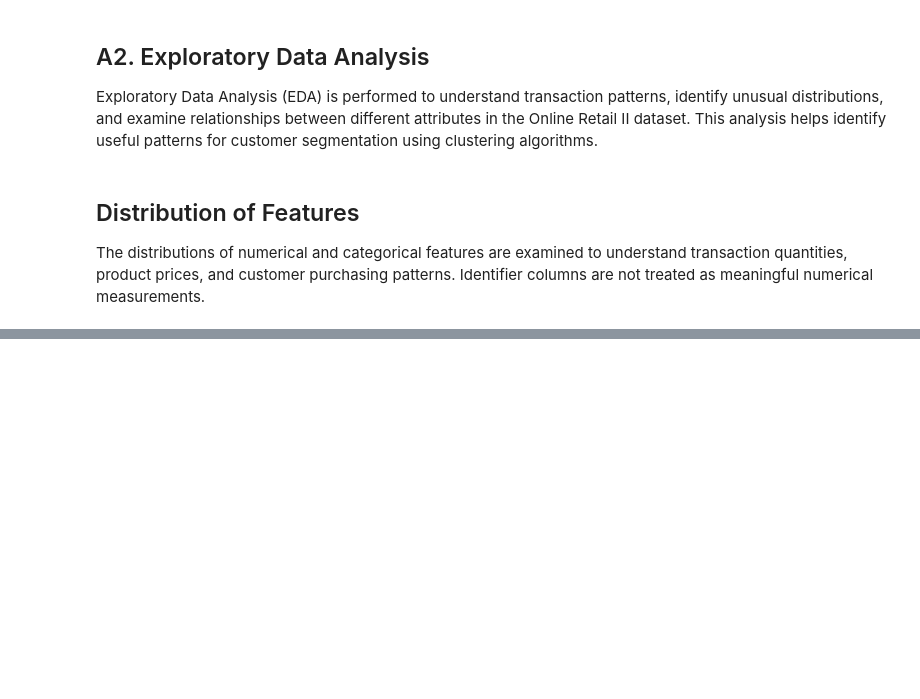
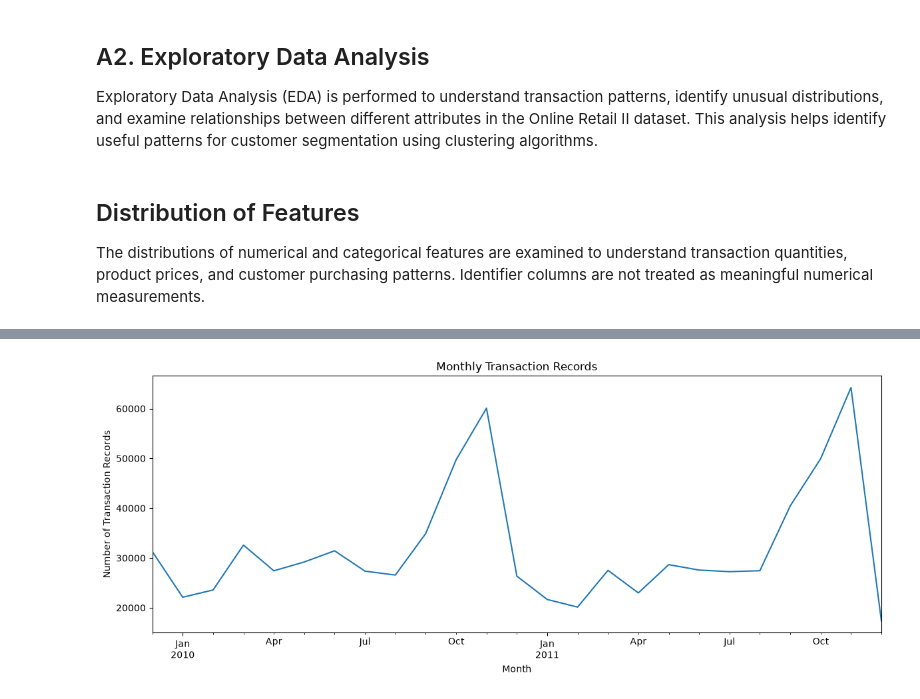
Before and after one commit to snehitha-araveti/ML-Capstone-Project-2026, a Jupyter notebook: notebooks/clustering.ipynb, the cells around one changed output, grey strips where cells are left out. Saved outputs shown, nothing was run; the diff lists cells and outputs as text; code cells hidden in the pictures; blank space fills up the shorter version.

```diff
--- a/notebooks/clustering.ipynb
+++ b/notebooks/clustering.ipynb
@@ -191,0 +258,19 @@ SyntaxError: invalid syntax (1499551139.py, line 3)
+# %%
+df["InvoiceDate"] = pd.to_datetime(df["InvoiceDate"])
+
+monthly_transactions = (
+    df.set_index("InvoiceDate")
+      .resample("ME")
+      .size()
+)
+
+plt.figure(figsize=(12, 5))
+monthly_transactions.plot()
+
+plt.title("Monthly Transaction Records")
+plt.xlabel("Month")
+plt.ylabel("Number of Transaction Records")
+plt.tight_layout()
+plt.show()
+# %% [output]
+[figure, added]
```
Also changed, not shown: parts of 11 cells of this notebook.
